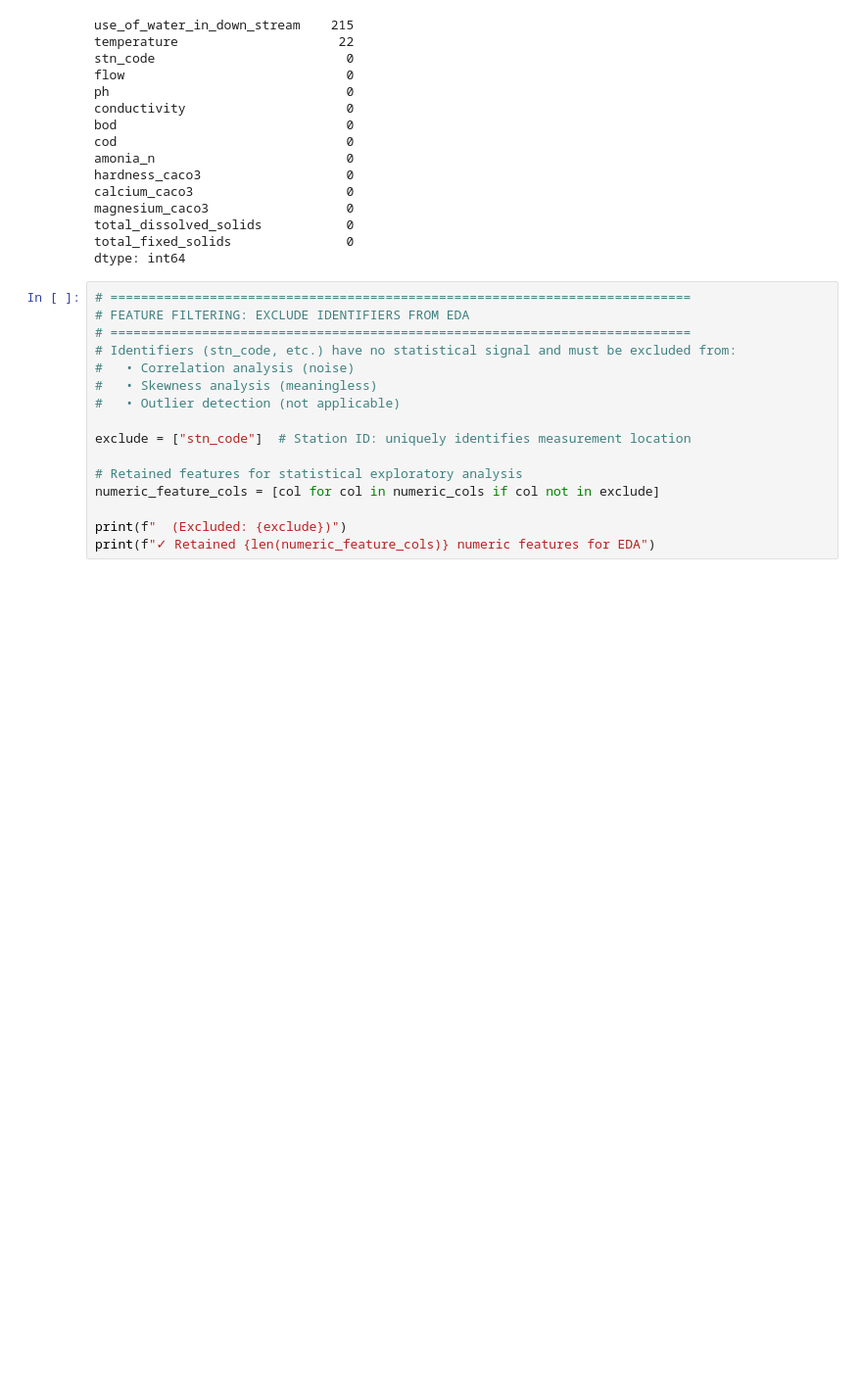
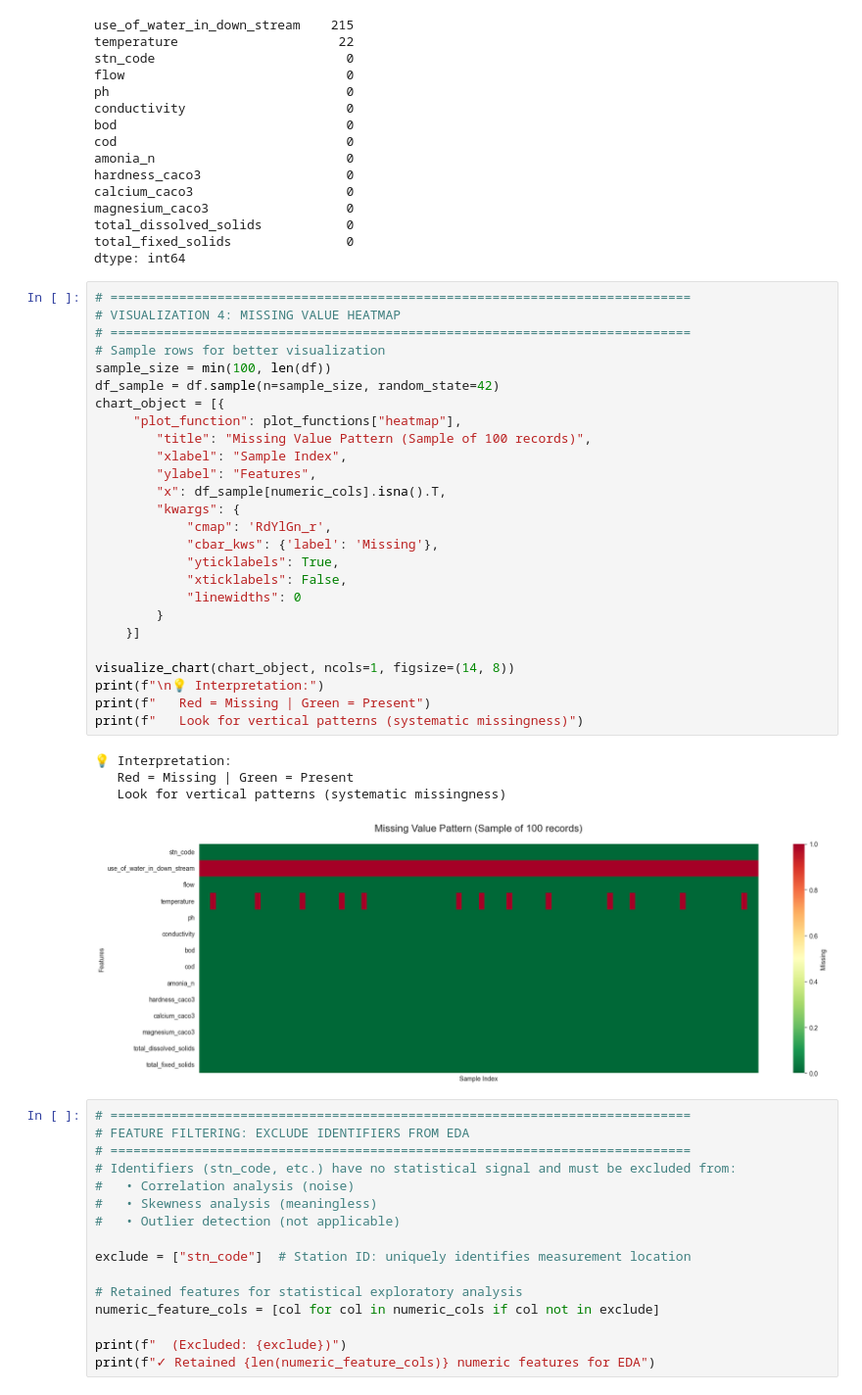
Before and after one commit to pandey-rakshit/AquaSafe, a Jupyter notebook: notebooks/01_eda.ipynb, the cells around one changed output. Shown at 98% size. Cells and saved outputs as stored; diff of their text form; blank space fills up the shorter version.

```diff
--- a/notebooks/01_eda.ipynb
+++ b/notebooks/01_eda.ipynb
@@ -320,6 +444,37 @@ magnesium_caco3                  0
 total_dissolved_solids           0
 total_fixed_solids               0
 dtype: int64
+# %%
+# ============================================================================
+# VISUALIZATION 4: MISSING VALUE HEATMAP
+# ============================================================================
+# Sample rows for better visualization
+sample_size = min(100, len(df))
+df_sample = df.sample(n=sample_size, random_state=42)
+chart_object = [{
+     "plot_function": plot_functions["heatmap"],
+        "title": "Missing Value Pattern (Sample of 100 records)",
+        "xlabel": "Sample Index",
+        "ylabel": "Features",
+        "x": df_sample[numeric_cols].isna().T,
+        "kwargs": {
+            "cmap": 'RdYlGn_r',
+            "cbar_kws": {'label': 'Missing'},
+            "yticklabels": True,
+            "xticklabels": False,
+            "linewidths": 0
+        }
+    }]
+
+visualize_chart(chart_object, ncols=1, figsize=(14, 8))
+print(f"\n💡 Interpretation:")
+print(f"   Red = Missing | Green = Present")
+print(f"   Look for vertical patterns (systematic missingness)")
+# %% [output]
+💡 Interpretation:
+   Red = Missing | Green = Present
+   Look for vertical patterns (systematic missingness)
+[figure, added]
 # %%
 # ============================================================================
 # FEATURE FILTERING: EXCLUDE IDENTIFIERS FROM EDA
```
Also changed, not shown: parts of 21 cells of this notebook.
